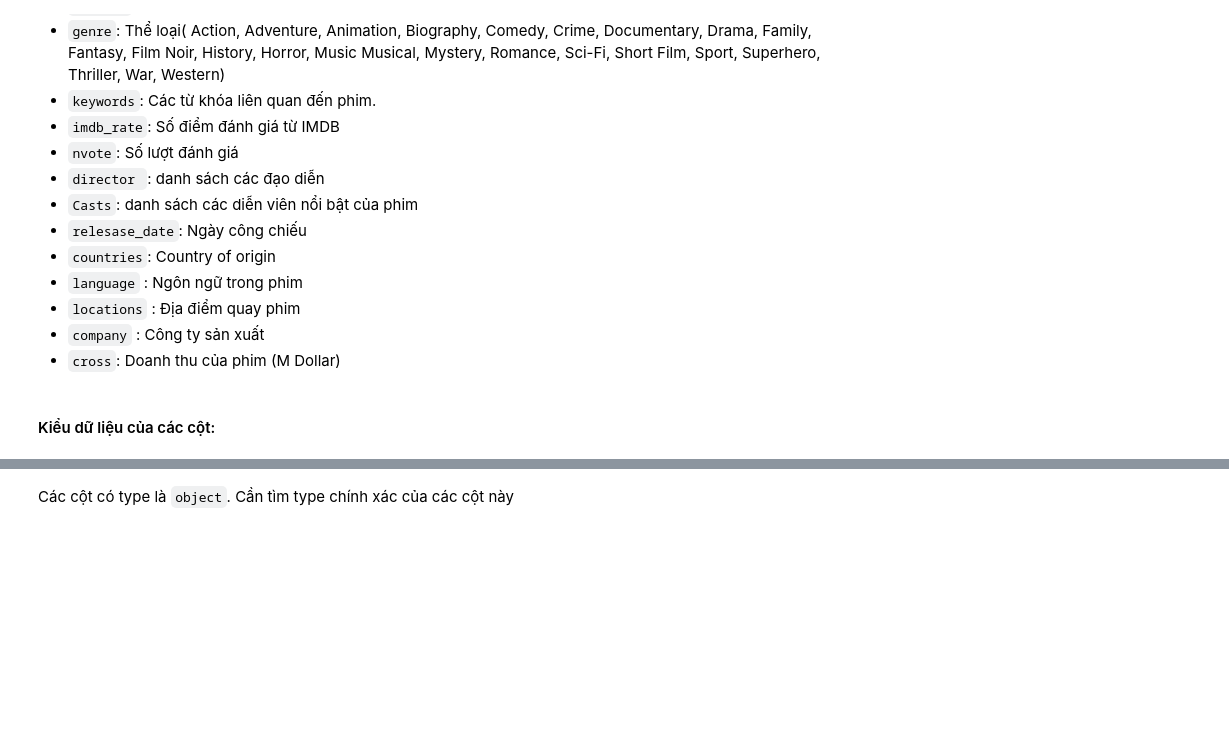
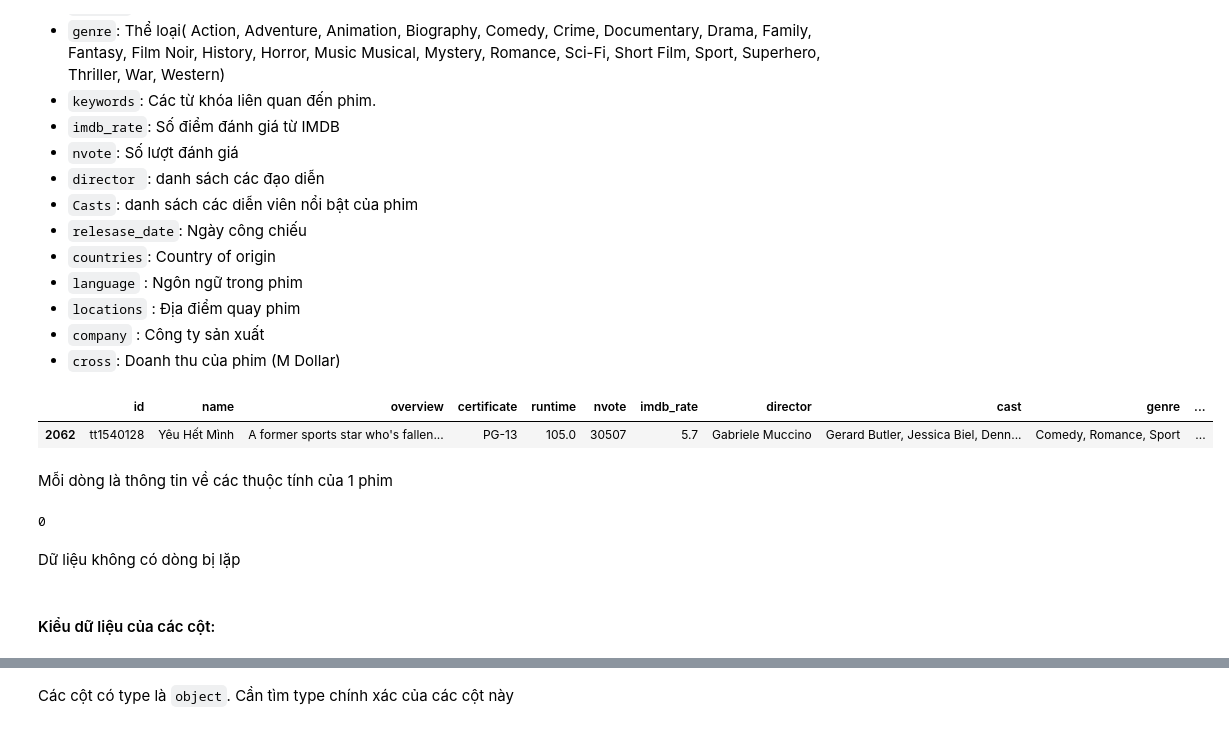
Before and after one commit to Eakan-Git/Introduction-to-Data-Science, a Jupyter notebook: data_explorations.ipynb, the cells around one changed output, grey strips where cells are left out. Cells and saved outputs as stored; diff of their text form; code cells hidden in the pictures; blank space fills up the shorter version.

```diff
--- a/data_explorations.ipynb
+++ b/data_explorations.ipynb
@@ -67,8 +61,21 @@ Các cột:
 - `locations` : Địa điểm quay phim
 - `company` : Công ty sản xuất
 - `cross`: Doanh thu của phim (M Dollar)
-# %% [markdown]
-#### Kiểu dữ liệu của các cột:
+# %%
+df.sample()
+# %% [output]
+|  | id | name | overview | certificate | runtime | nvote | imdb_rate | director | cast | genre | ... |
+| 2062 | tt1540128 | Yêu Hết Mình | A former sports star who's fallen... | PG-13 | 105.0 | 30507 | 5.7 | Gabriele Muccino | Gerard Butler, Jessica Biel, Denn... | Comedy, Romance, Sport | ... |
+# %% [markdown]
+Mỗi dòng là thông tin về các thuộc tính của 1 phim
+# %%
+df.index.duplicated(keep='first').sum()
+# %% [output]
+0
+# %% [markdown]
+Dữ liệu không có dòng bị lặp
+# %% [markdown]
+#### Kiểu dữ liệu của các cột:
 # %%
 df.dtypes
 # %% [output]
```
Also changed, not shown: parts of 47 cells of this notebook.
